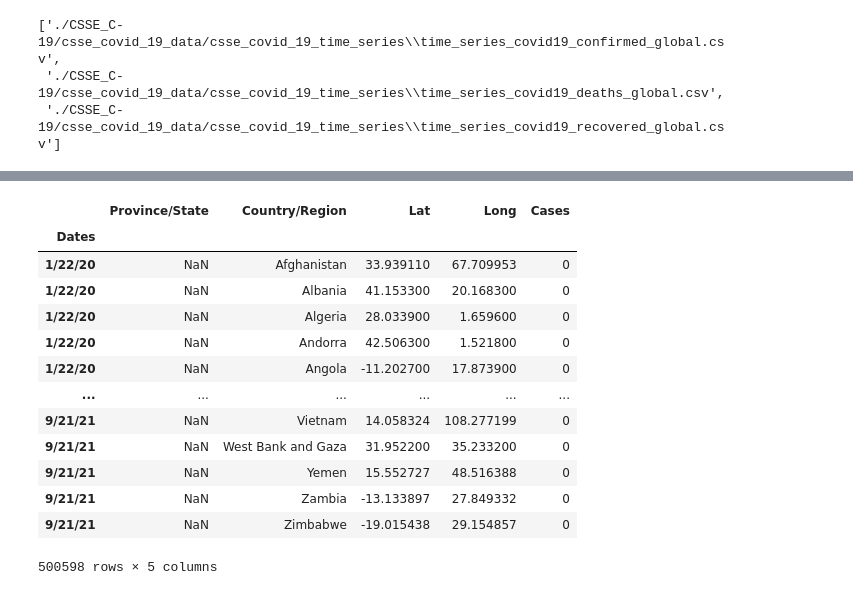
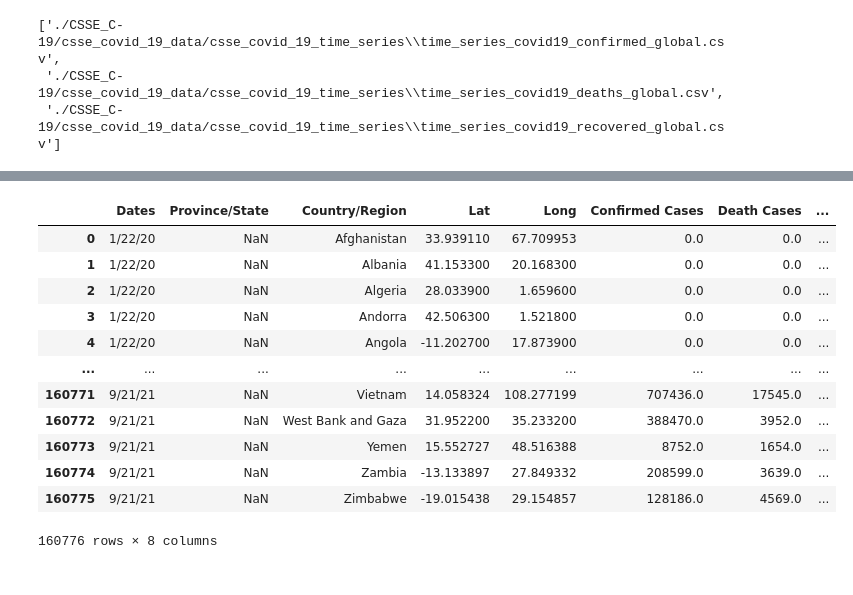
Before and after one commit to jisanos/C19A-COVID-19-Prediction-Algorithm, a Jupyter notebook: CSSE vs WHO.ipynb, the cells around one changed output, grey strips where cells are left out. Saved outputs shown, nothing was run; the diff lists cells and outputs as text; code cells hidden in the pictures.

Commit message:
Changed Concatenation to merge and comparation table as well

```diff
--- a/CSSE vs WHO.ipynb
+++ b/CSSE vs WHO.ipynb
@@ -65,26 +65,26 @@ df0 = pd.DataFrame(csv_output0)
 
 df0_new = pd.melt(df0,col_level = 0, id_vars=['Province/State', 'Country/Region', 'Lat','Long'])
 
-df0_New = df0_new.rename(columns = {'variable': 'Dates','value':'Cases'})
+df0_New = df0_new.rename(columns = {'variable': 'Dates','value':'Confirmed Cases'})
 
-ConfirmedCases = df0_New.reindex(columns = ['Dates','Province/State','Country/Region','Lat','Long','Cases'])
+ConfirmedCases = df0_New.reindex(columns = ['Dates','Province/State','Country/Region','Lat','Long','Confirmed Cases'])
 display(ConfirmedCases)
 ######################################################################################################
 df1 = pd.DataFrame(csv_output1)
 
 df1_new = pd.melt(df1,col_level = 0, id_vars=['Province/State', 'Country/Region', 'Lat','Long'])
 
-df1_New = df1_new.rename(columns = {'variable': 'Dates','value':'Cases'})
+df1_New = df1_new.rename(columns = {'variable': 'Dates','value':'Death Cases'})
 
-DeathCases = df1_New.reindex(columns = ['Dates','Province/State','Country/Region','Lat','Long','Cases'])
+DeathCases = df1_New.reindex(columns = ['Dates','Province/State','Country/Region','Lat','Long','Death Cases'])
 display(DeathCases)
 #######################################################################################################
 df2 = pd.DataFrame(csv_output2)
 
 df2_new = pd.melt(df2,col_level = 0, id_vars=['Province/State', 'Country/Region', 'Lat','Long'])
 
-df2_New = df2_new.rename(columns = {'variable': 'Dates','value':'Cases'})
+df2_New = df2_new.rename(columns = {'variable': 'Dates','value':'Recovered Cases'})
 
-RecoveredCases = df2_New.reindex(columns = ['Dates','Province/State','Country/Region','Lat','Long','Cases'])
+RecoveredCases = df2_New.reindex(columns = ['Dates','Province/State','Country/Region','Lat','Long','Recovered Cases'])
 display(RecoveredCases)
 # %% [output]
@@ -130,23 +130,22 @@ display(RecoveredCases)
 # %%
 #Differences between the dataframes from the Confirmed, Death and recovered cases from CSSE
 #axis='columns'
-df_all = [ConfirmedCases.set_index('Dates'),DeathCases.set_index('Dates'),RecoveredCases.set_index('Dates'),]
+df_merge1 = pd.merge(ConfirmedCases,DeathCases, how = "right", on = ["Dates","Country/Region","Province/State","Lat","Long"])
 
-Comparation = pd.concat(df_all)
+df_merge2 = pd.merge(df_merge1,RecoveredCases,how = "right", on = ["Dates","Country/Region","Province/State","Lat","Long"] )
 
-display(Comparation)
+display(df_merge2)
 # %% [output]
-|  | Province/State | Country/Region | Lat | Long | Cases |
-| Dates |  |  |  |  |  |
-| 1/22/20 | NaN | Afghanistan | 33.939110 | 67.709953 | 0 |
-| 1/22/20 | NaN | Albania | 41.153300 | 20.168300 | 0 |
-| 1/22/20 | NaN | Algeria | 28.033900 | 1.659600 | 0 |
-| 1/22/20 | NaN | Andorra | 42.506300 | 1.521800 | 0 |
-| 1/22/20 | NaN | Angola | -11.202700 | 17.873900 | 0 |
-| ... | ... | ... | ... | ... | ... |
-| 9/21/21 | NaN | Vietnam | 14.058324 | 108.277199 | 0 |
-| 9/21/21 | NaN | West Bank and Gaza | 31.952200 | 35.233200 | 0 |
-| 9/21/21 | NaN | Yemen | 15.552727 | 48.516388 | 0 |
-| 9/21/21 | NaN | Zambia | -13.133897 | 27.849332 | 0 |
-| 9/21/21 | NaN | Zimbabwe | -19.015438 | 29.154857 | 0 |
+|  | Dates | Province/State | Country/Region | Lat | Long | Confirmed Cases | Death Cases | ... |
+| 0 | 1/22/20 | NaN | Afghanistan | 33.939110 | 67.709953 | 0.0 | 0.0 | ... |
+| 1 | 1/22/20 | NaN | Albania | 41.153300 | 20.168300 | 0.0 | 0.0 | ... |
+| 2 | 1/22/20 | NaN | Algeria | 28.033900 | 1.659600 | 0.0 | 0.0 | ... |
+| 3 | 1/22/20 | NaN | Andorra | 42.506300 | 1.521800 | 0.0 | 0.0 | ... |
+| 4 | 1/22/20 | NaN | Angola | -11.202700 | 17.873900 | 0.0 | 0.0 | ... |
+| ... | ... | ... | ... | ... | ... | ... | ... | ... |
+| 160771 | 9/21/21 | NaN | Vietnam | 14.058324 | 108.277199 | 707436.0 | 17545.0 | ... |
+| 160772 | 9/21/21 | NaN | West Bank and Gaza | 31.952200 | 35.233200 | 388470.0 | 3952.0 | ... |
+| 160773 | 9/21/21 | NaN | Yemen | 15.552727 | 48.516388 | 8752.0 | 1654.0 | ... |
+| 160774 | 9/21/21 | NaN | Zambia | -13.133897 | 27.849332 | 208599.0 | 3639.0 | ... |
+| 160775 | 9/21/21 | NaN | Zimbabwe | -19.015438 | 29.154857 | 128186.0 | 4569.0 | ... |
-500598 rows × 5 columns
+160776 rows × 8 columns
```
Also changed, not shown: parts of 3 cells of this notebook.
